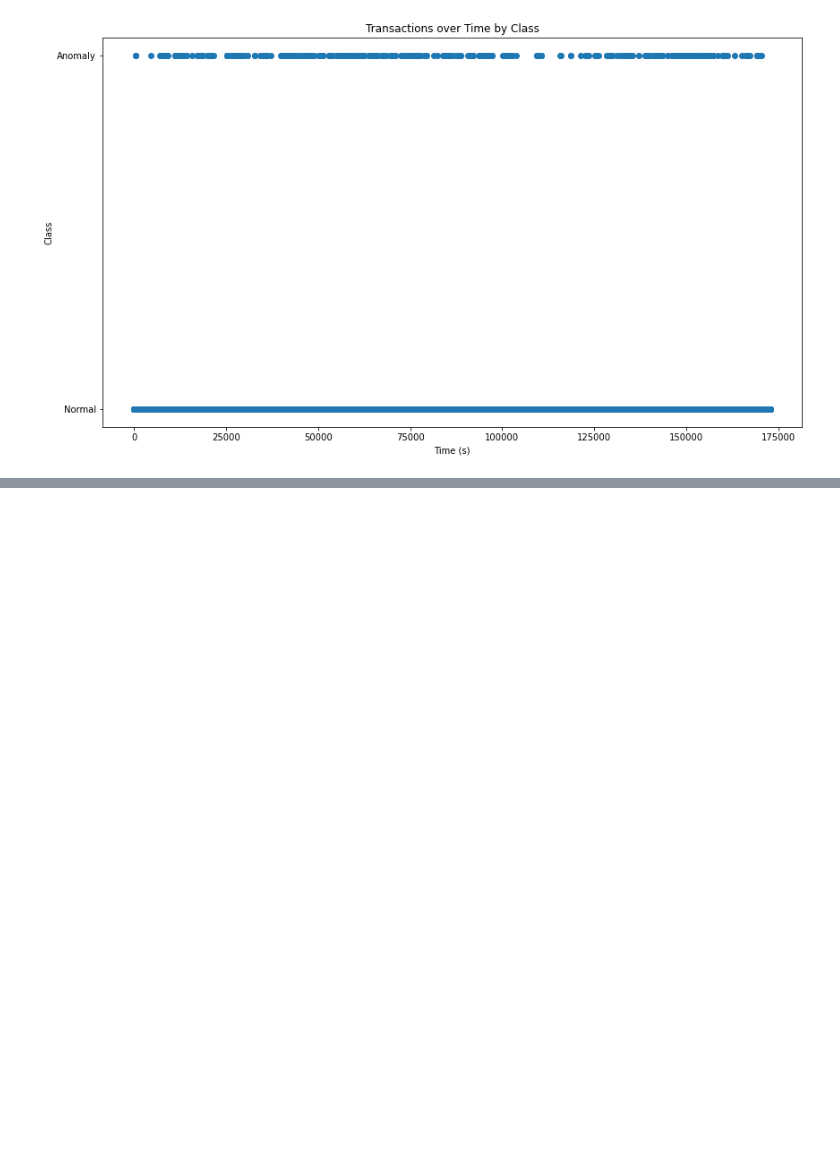
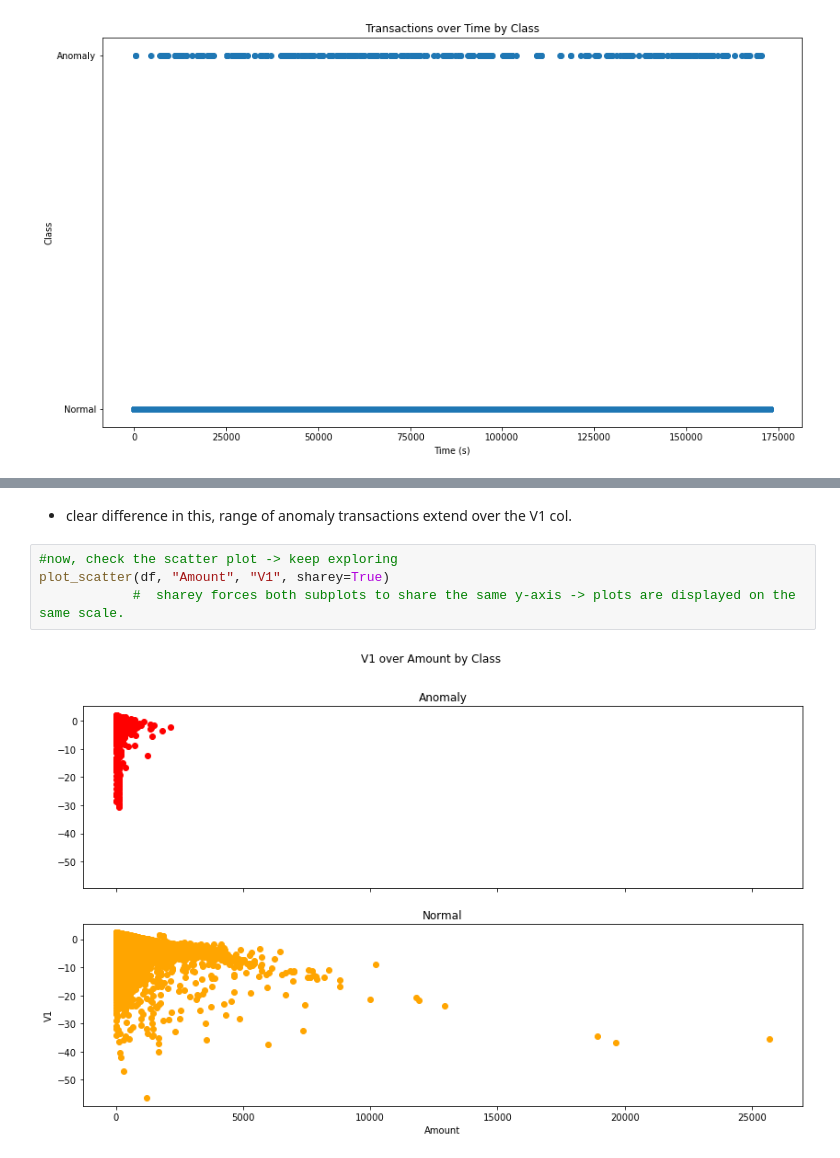
Before and after one commit to Joshua-Abok/mlops-w-creditcard-data, a Jupyter notebook: cc_dataset_analysis.ipynb, the cells around one changed output, grey strips where cells are left out. Saved outputs shown, nothing was run; the diff lists cells and outputs as text; blank space fills up the shorter version.

```diff
--- a/cc_dataset_analysis.ipynb
+++ b/cc_dataset_analysis.ipynb
@@ -216,0 +242,8 @@ plt.show()
+# %% [markdown]
+* clear difference in this, range of anomaly transactions extend over the V1 col.
+# %%
+#now, check the scatter plot -> keep exploring
+plot_scatter(df, "Amount", "V1", sharey=True)
+            #  sharey forces both subplots to share the same y-axis -> plots are displayed on the same scale.
+# %% [output]
+[figure, added]
```
Also changed, not shown: parts of 16 cells of this notebook.
